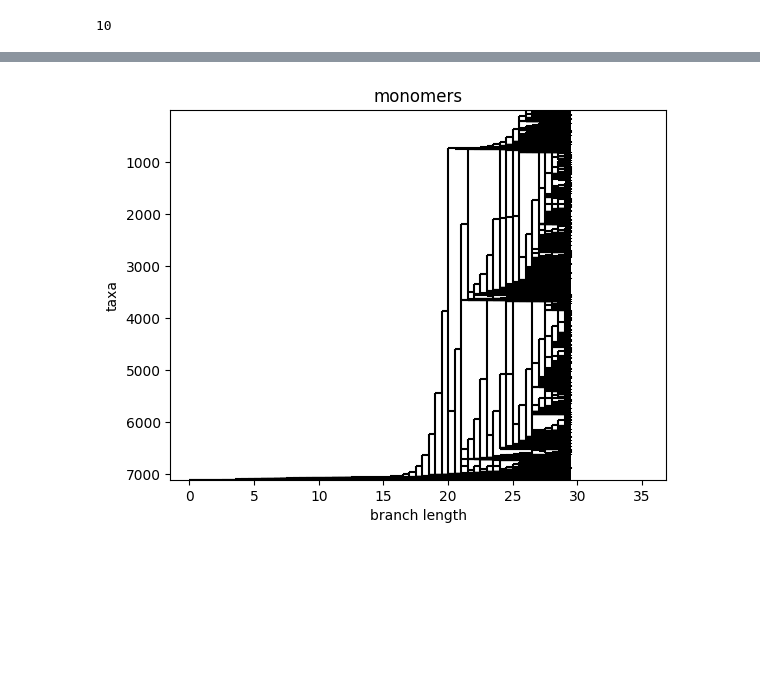
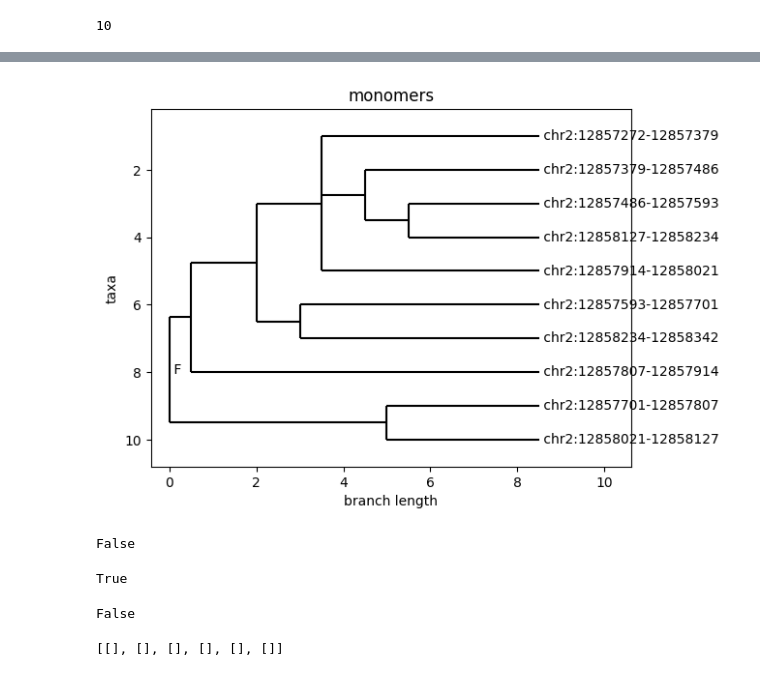
Before and after one commit to CENdetectHOR/CENdetectHOR_lib, a Jupyter notebook: hierarchicalClustering.ipynb, the cells around one changed output, grey strips where cells are left out. Saved outputs shown, nothing was run; the diff lists cells and outputs as text; code cells hidden in the pictures; blank space fills up the shorter version.

```diff
--- a/hierarchicalClustering.ipynb
+++ b/hierarchicalClustering.ipynb
@@ -30,0 +43,2 @@ phylogeny = hierarchical_clustering(monomers_as_features, dist_matrix)
+# %%
+phyloXml, hor_tree_root, clusterings = clusterings_with_hors(monomer_seqs=monomers_as_seqs, monomers_as_features=monomers_as_features, distance_matrix=dist_matrix, min_len_loop=1, min_loop_reps=5, max_len_loop=1000)
@@ -31 +63,3 @@ phylogeny = hierarchical_clustering(monomers_as_features, dist_matrix)
+# %%
+my_phylogeny = phyloXml.phylogenies[0]
 # %%
@@ -37,4 +71,8 @@ sort_phylogeny_by_leaf_names(phylogeny)
-# %%
-Phylo.draw(phylogeny, label_func=(lambda clade_name: None))
-# %% [output]
-[figure, removed]
+# %%
+Phylo.draw(my_phylogeny)
+# %% [output]
+[figure, added]
+# %%
+phylogenies_equal(phylogeny, my_phylogeny)
+# %% [output]
+False
@@ -40,0 +81,15 @@ Phylo.draw(phylogeny, label_func=(lambda clade_name: None))
+# %%
+a = []
+b = []
+a ==b
+# %% [output]
+True
+# %%
+a.extend([3])
+a== b
+# %% [output]
+False
+# %%
+[[]] * 6
+# %% [output]
+[[], [], [], [], [], []]
```
Also changed, not shown: parts of 14 cells of this notebook.
